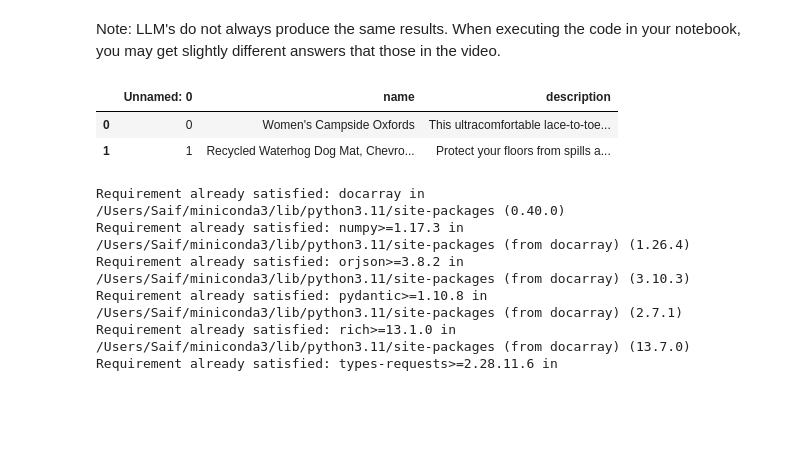
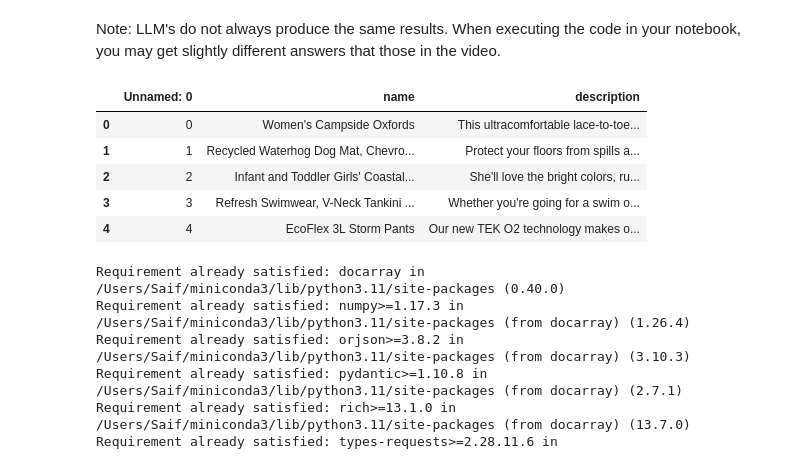
Before and after one commit to Nouri-bit/LangChain_Course, a Jupyter notebook: L4-QnA.ipynb, the cells around one changed output. Saved outputs shown, nothing was run; the diff lists cells and outputs as text; code cells hidden in the pictures; blank space fills up the shorter version.

```diff
--- a/L4-QnA.ipynb
+++ b/L4-QnA.ipynb
@@ -39,11 +39,14 @@ loader = CSVLoader(file_path=file)
 import pandas as pd
 file2=pd.read_csv(file)
 # %%
-file2.head(2)
+file2.head(5)
 # %% [output]
 |  | Unnamed: 0 | name | description |
 | 0 | 0 | Women's Campside Oxfords | This ultracomfortable lace-to-toe... |
 | 1 | 1 | Recycled Waterhog Dog Mat, Chevro... | Protect your floors from spills a... |
+| 2 | 2 | Infant and Toddler Girls' Coastal... | She'll love the bright colors, ru... |
+| 3 | 3 | Refresh Swimwear, V-Neck Tankini ... | Whether you're going for a swim o... |
+| 4 | 4 | EcoFlex 3L Storm Pants | Our new TEK O2 technology makes o... |
 # %%
 from langchain.indexes import VectorstoreIndexCreator
 # %%
```
Also changed, not shown: parts of 7 cells of this notebook.
